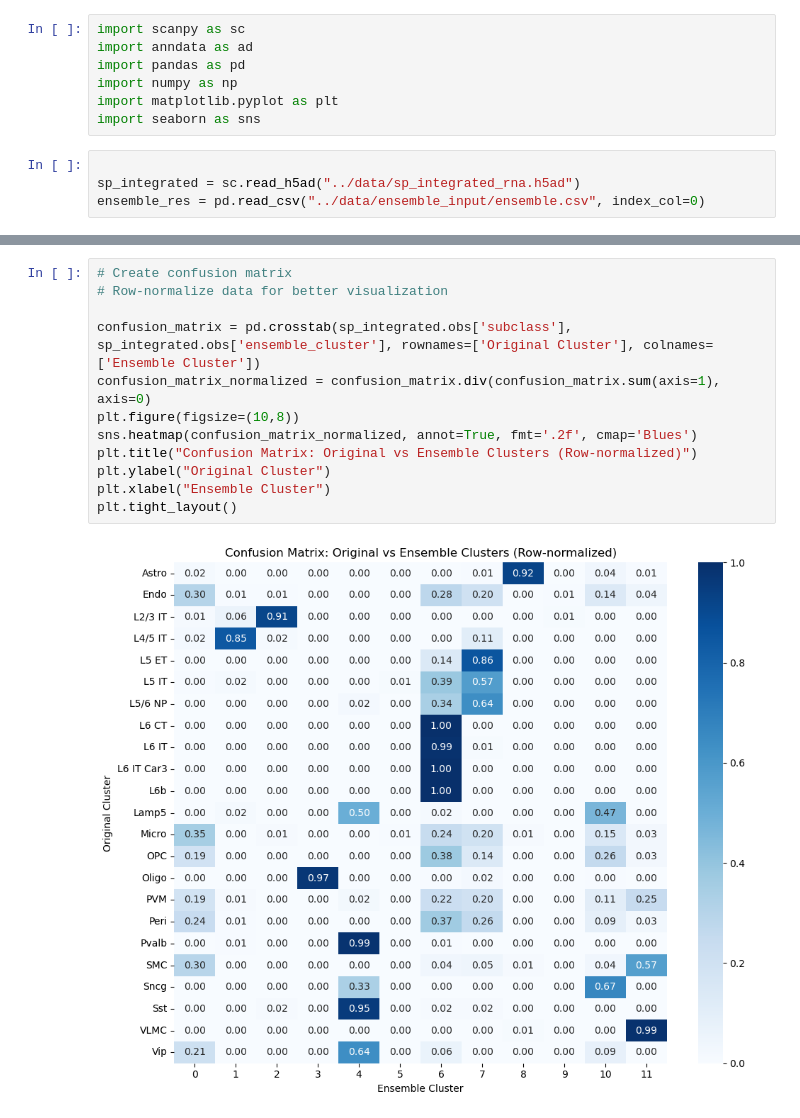
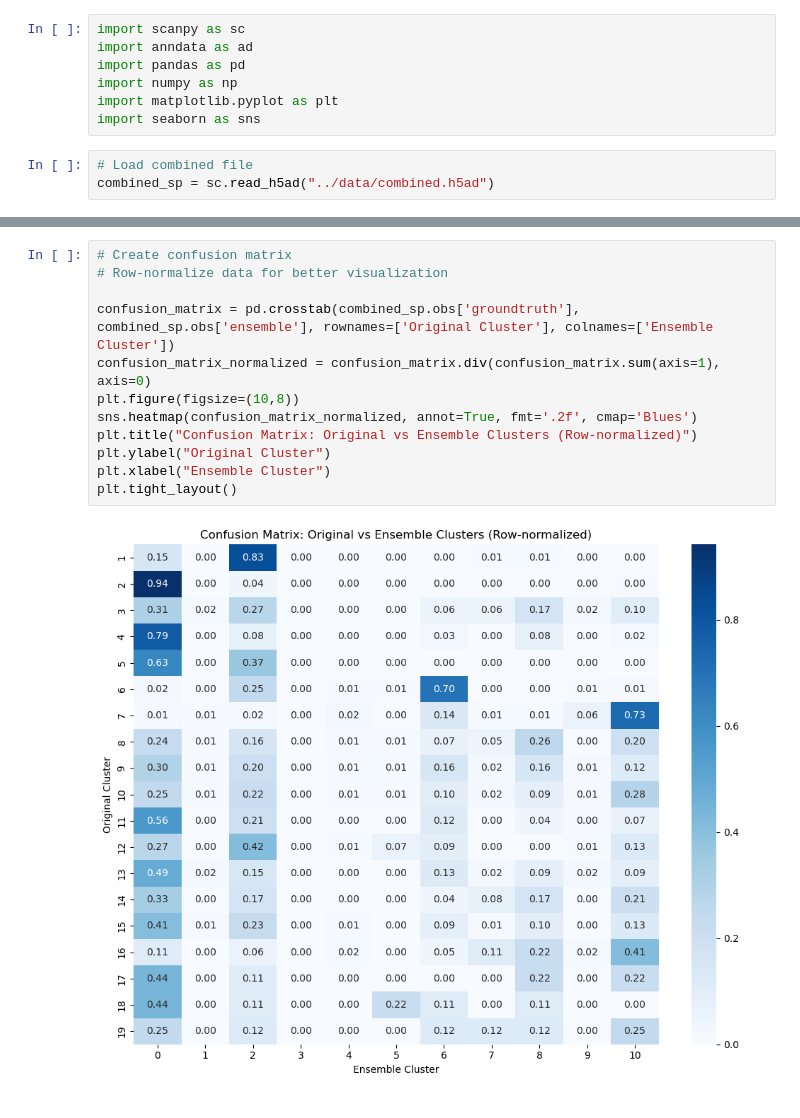
Before and after one commit to Elizabeth-Flx/sdd, a Jupyter notebook: bin/atac_ensemble_analysis.ipynb, the cells around one changed output, grey strips where cells are left out. Cells and saved outputs as stored; diff of their text form.

Commit message:
analysis of ensemble output & umaps

```diff
--- a/bin/atac_ensemble_analysis.ipynb
+++ b/bin/atac_ensemble_analysis.ipynb
@@ -10,6 +10,5 @@ import numpy as np
 import matplotlib.pyplot as plt
 import seaborn as sns
 # %%
-
-sp_integrated = sc.read_h5ad("../data/sp_integrated_rna.h5ad")
-ensemble_res = pd.read_csv("../data/ensemble_input/ensemble.csv", index_col=0)
+# Load combined file
+combined_sp = sc.read_h5ad("../data/combined.h5ad")
@@ -98,14 +65,14 @@ plt.tight_layout()
 # %%
 # Create confusion matrix
 # Row-normalize data for better visualization
 
-confusion_matrix = pd.crosstab(sp_integrated.obs['subclass'], sp_integrated.obs['ensemble_cluster'], rownames=['Original Cluster'], colnames=['Ensemble Cluster'])
+confusion_matrix = pd.crosstab(combined_sp.obs['groundtruth'], combined_sp.obs['ensemble'], rownames=['Original Cluster'], colnames=['Ensemble Cluster'])
 confusion_matrix_normalized = confusion_matrix.div(confusion_matrix.sum(axis=1), axis=0)
 plt.figure(figsize=(10,8))
 sns.heatmap(confusion_matrix_normalized, annot=True, fmt='.2f', cmap='Blues')
 plt.title("Confusion Matrix: Original vs Ensemble Clusters (Row-normalized)")
 plt.ylabel("Original Cluster")
 plt.xlabel("Ensemble Cluster")
 plt.tight_layout()
 # %% [output]
-[figure, old version]
+[figure, new version]
```
Also changed, not shown: parts of 9 cells of this notebook.
